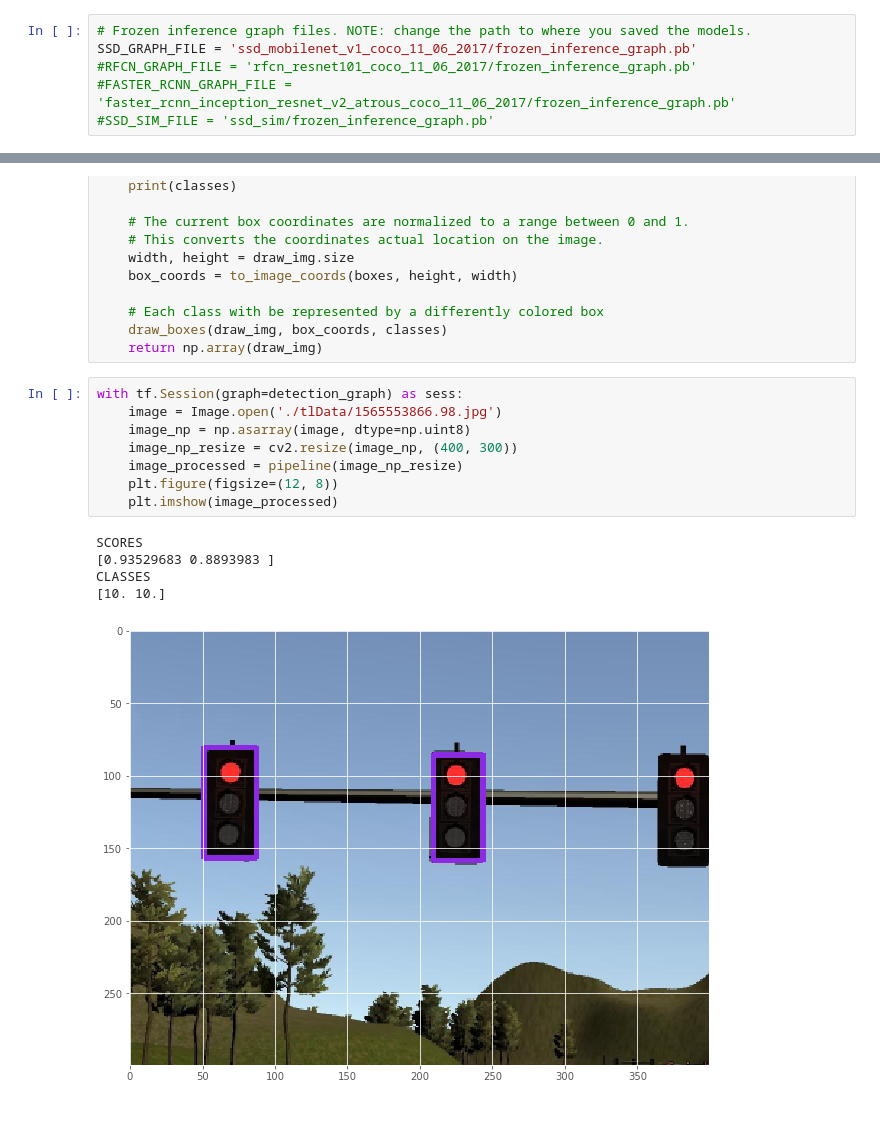
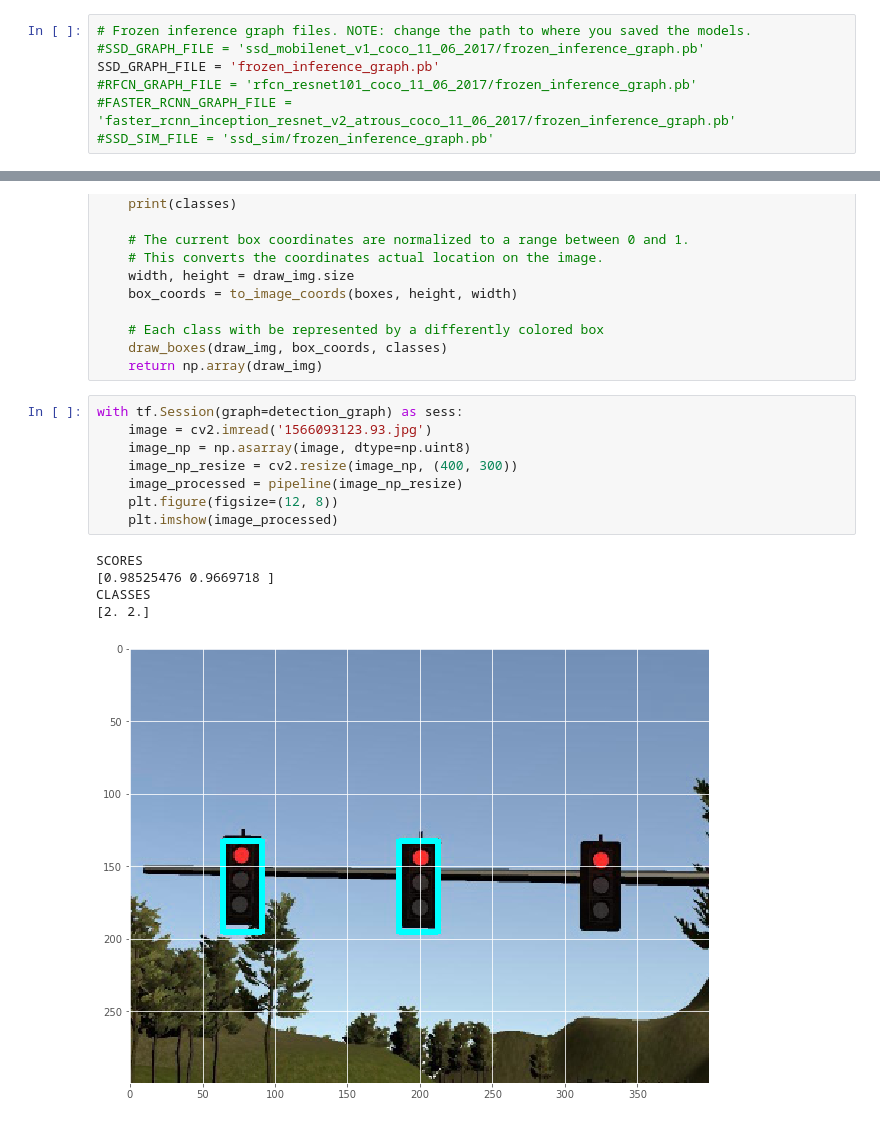
Before and after one commit to Yongtao-Li/CarND-Object-Detection-Lab, a Jupyter notebook: tlDetector.ipynb, the cells around one changed output, grey strips where cells are left out. Saved outputs shown, nothing was run; the diff lists cells and outputs as text.

Commit message:
retrain mobilenet model on AWS

```diff
--- a/tlDetector.ipynb
+++ b/tlDetector.ipynb
@@ -13,7 +13,8 @@ import cv2
 plt.style.use('ggplot')
 # %%
 # Frozen inference graph files. NOTE: change the path to where you saved the models.
-SSD_GRAPH_FILE = 'ssd_mobilenet_v1_coco_11_06_2017/frozen_inference_graph.pb'
+#SSD_GRAPH_FILE = 'ssd_mobilenet_v1_coco_11_06_2017/frozen_inference_graph.pb'
+SSD_GRAPH_FILE = 'frozen_inference_graph.pb'
 #RFCN_GRAPH_FILE = 'rfcn_resnet101_coco_11_06_2017/frozen_inference_graph.pb'
 #FASTER_RCNN_GRAPH_FILE = 'faster_rcnn_inception_resnet_v2_atrous_coco_11_06_2017/frozen_inference_graph.pb'
 #SSD_SIM_FILE = 'ssd_sim/frozen_inference_graph.pb'
@@ -123,15 +124,15 @@ def pipeline(img):
     return np.array(draw_img)
 # %%
 with tf.Session(graph=detection_graph) as sess:
-    image = Image.open('./tlData/1565553866.98.jpg')
+    image = cv2.imread('1566093123.93.jpg')
     image_np = np.asarray(image, dtype=np.uint8)
     image_np_resize = cv2.resize(image_np, (400, 300))
     image_processed = pipeline(image_np_resize)
     plt.figure(figsize=(12, 8))
     plt.imshow(image_processed)
 # %% [output]
 SCORES
-[0.93529683 0.8893983 ]
+[0.98525476 0.9669718 ]
 CLASSES
-[10. 10.]
+[2. 2.]
-[figure, old version]
+[figure, new version]
```
Also changed, not shown: 2 other files.
